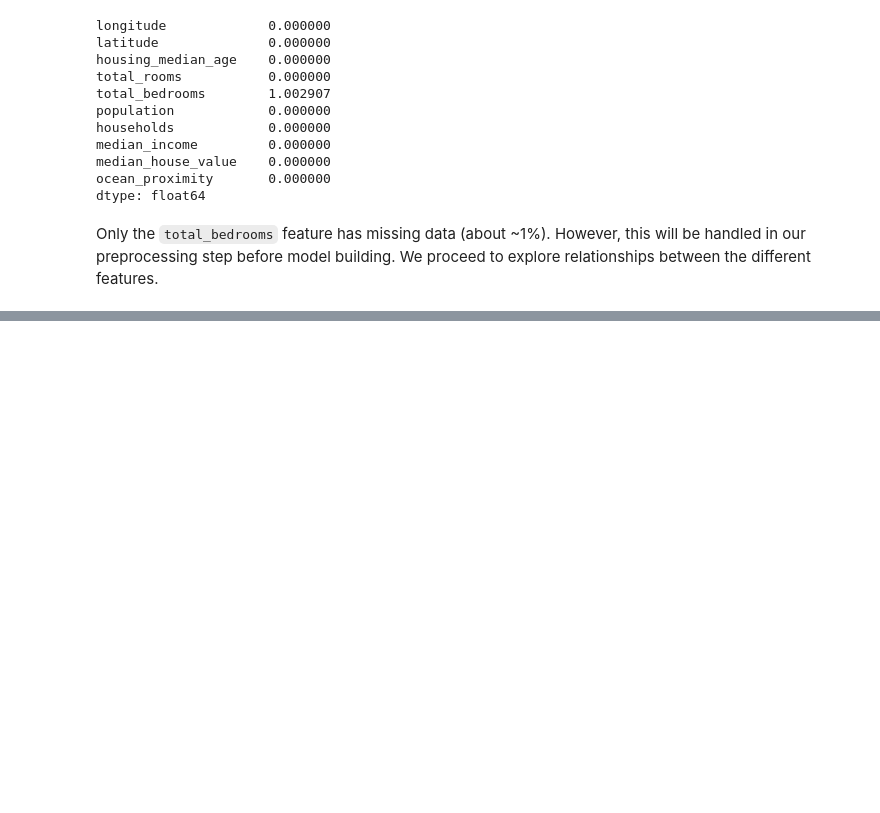
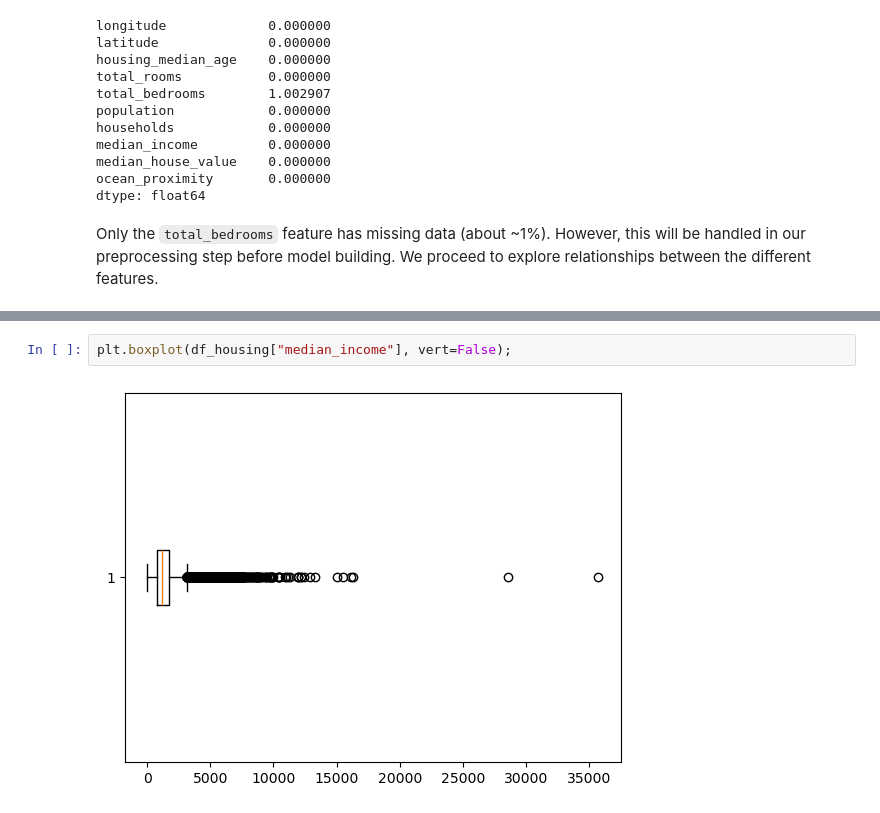
Before and after one commit to Mohammed-Hanan-Othman/datheon, a Jupyter notebook: task-2-house-price-pred/notebooks/housing-prediction.ipynb, the cells around one changed output, grey strips where cells are left out. Saved outputs shown, nothing was run; the diff lists cells and outputs as text; blank space fills up the shorter version.

```diff
--- a/task-2-house-price-pred/notebooks/housing-prediction.ipynb
+++ b/task-2-house-price-pred/notebooks/housing-prediction.ipynb
@@ -103,0 +140,4 @@ We see a very strong correlation between population and households, households a
+# %%
+plt.boxplot(df_housing["median_income"], vert=False);
+# %% [output]
+[figure, added]
```
Also changed, not shown: parts of 14 cells of this notebook.
